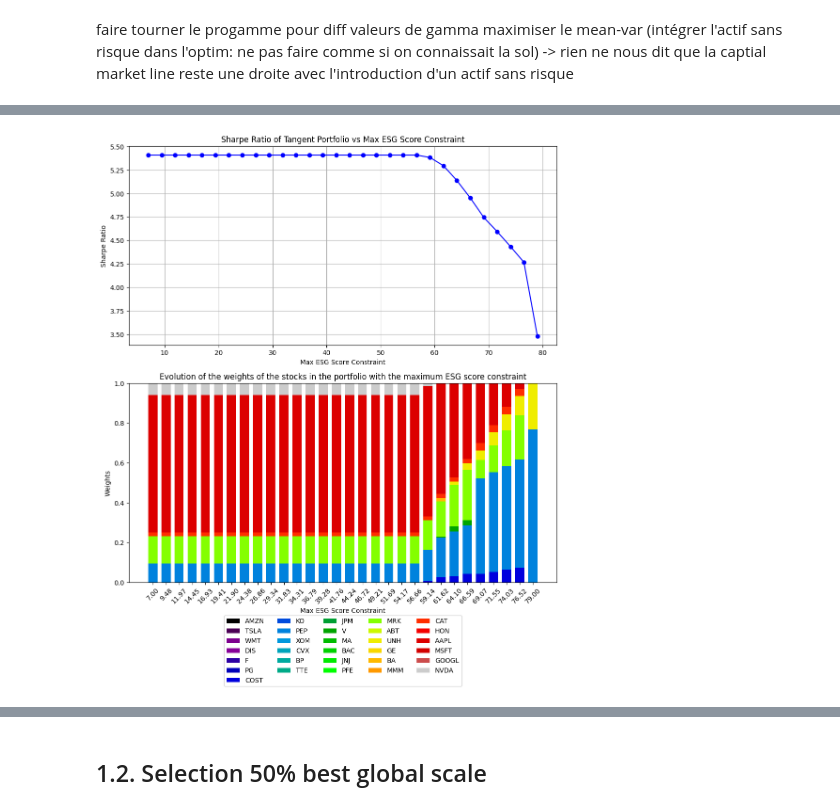
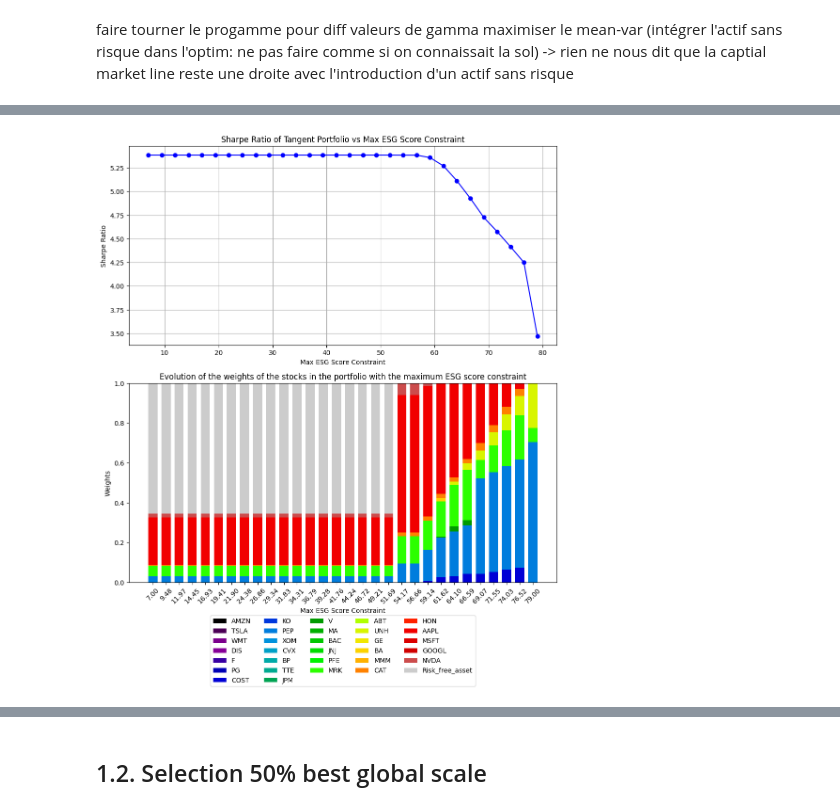
Before and after one commit to antoinedte/-Allocation_de_portefeuille_sous_contrainte_ESG, a Jupyter notebook: exploration/20240309_msci_rating copy.ipynb, the cells around one changed output, grey strips where cells are left out. Saved outputs shown, nothing was run; the diff lists cells and outputs as text; code cells hidden in the pictures.

```diff
--- a/exploration/20240309_msci_rating copy.ipynb
+++ b/exploration/20240309_msci_rating copy.ipynb
@@ -197,14 +230,15 @@ PORTFOLIO.plot_tangente_portfolio_composition(GAMMA_VALUES,
 # %%
 # sharpe_ratio_and_weights_varying_esg_limit.png
 PORTFOLIO.plot_sharpe_ratio_and_weights_varying_esg_limit(GAMMA_VALUES,
                                         risk_free_rate=RISK_FREE_RATE,
+                                        score_esg_risk_free_rate=50,
                                         max_esg_scores=MAX_ESG_SCORES,
                                         fully_invested=True,
                                         long_only=True,
                                         best_in_class_method=1,
                                         best_in_class_strategy='global')
 # %% [output]
-[figure, old version]
+[figure, new version]
 # %%
 # # sharp_ratio_vs_max_score.png
 # PORTFOLIO.plot_sharp_ratio_vs_max_score(GAMMA_VALUES,
```
Also changed, not shown: parts of 23 cells of this notebook, 2 other files.
